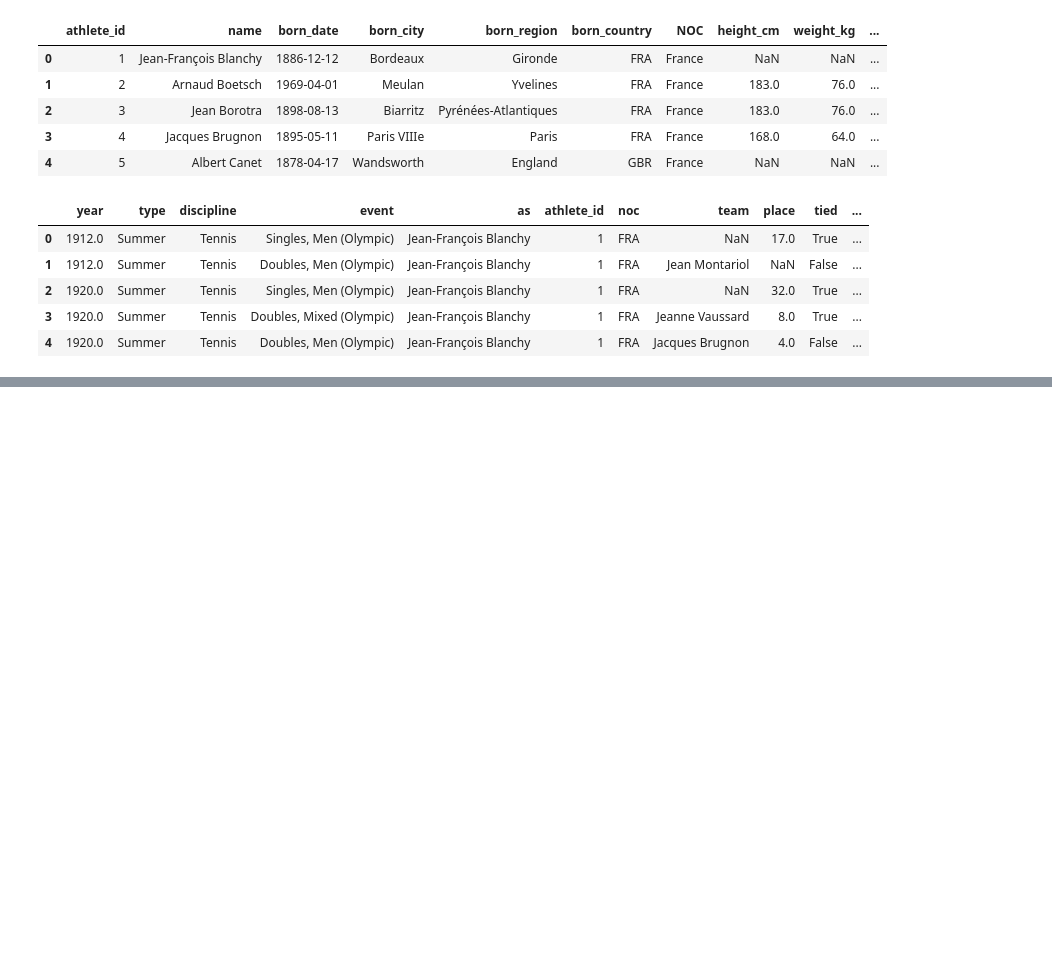
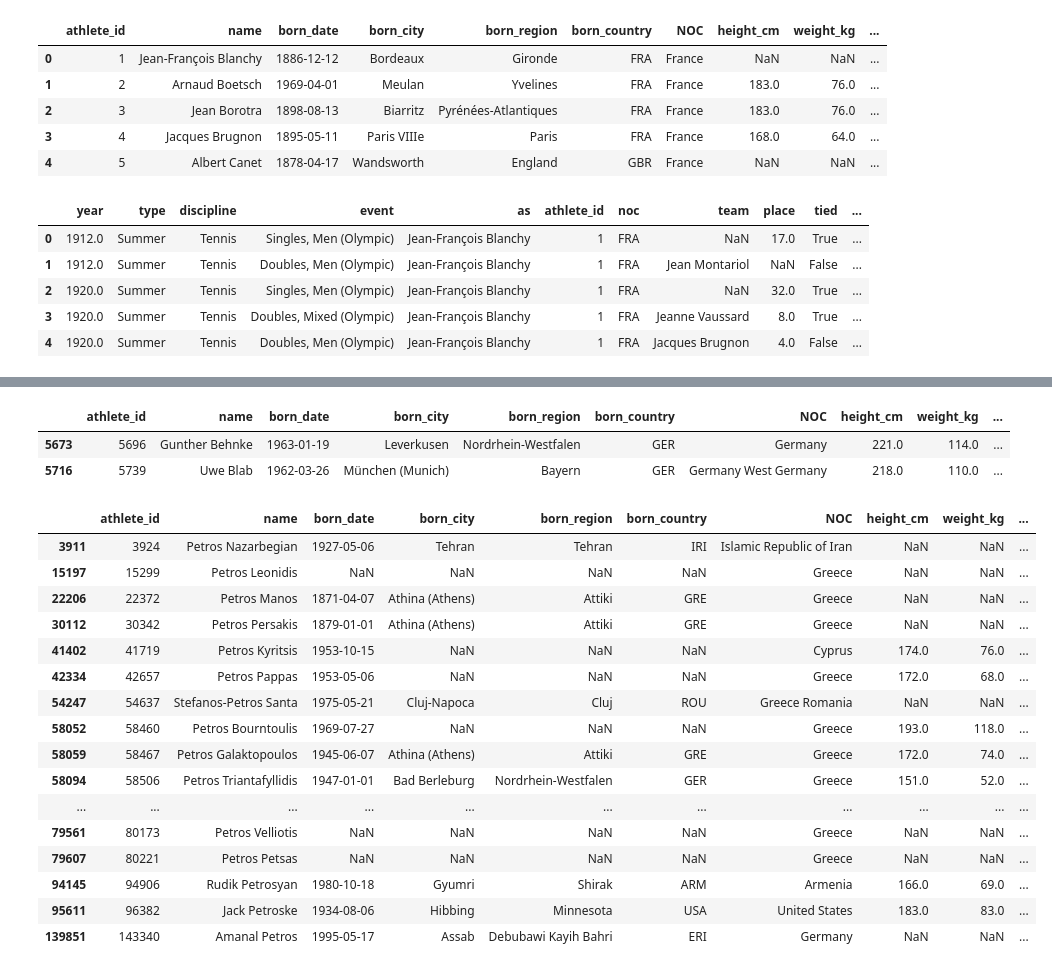
Before and after one commit to p-tsitsekidis/Pandas-Playground, a Jupyter notebook: playground.ipynb, the cells around one changed output, grey strips where cells are left out. Saved outputs shown, nothing was run; the diff lists cells and outputs as text; code cells hidden in the pictures; blank space fills up the shorter version.

Commit message:
Demonstrate data filtering

```diff
--- a/playground.ipynb
+++ b/playground.ipynb
@@ -361,0 +521,26 @@ bios = pd.read_csv('./data/bios.csv')
+# %%
+bios.loc[(bios['height_cm'] > 215) & (bios['born_country'] == 'GER')] # Filter all the German athletes with height > 215 cm.
+# %% [output]
+|  | athlete_id | name | born_date | born_city | born_region | born_country | NOC | height_cm | weight_kg | ... |
+| 5673 | 5696 | Gunther Behnke | 1963-01-19 | Leverkusen | Nordrhein-Westfalen | GER | Germany | 221.0 | 114.0 | ... |
+| 5716 | 5739 | Uwe Blab | 1962-03-26 | München (Munich) | Bayern | GER | Germany West Germany | 218.0 | 110.0 | ... |
+# %%
+bios.loc[bios['name'].str.contains('Petros')] # Find the athletes that have 'Petros' in their name. Case sensitive by default.
+# %% [output]
+|  | athlete_id | name | born_date | born_city | born_region | born_country | NOC | height_cm | weight_kg | ... |
+| 3911 | 3924 | Petros Nazarbegian | 1927-05-06 | Tehran | Tehran | IRI | Islamic Republic of Iran | NaN | NaN | ... |
+| 15197 | 15299 | Petros Leonidis | NaN | NaN | NaN | NaN | Greece | NaN | NaN | ... |
+| 22206 | 22372 | Petros Manos | 1871-04-07 | Athina (Athens) | Attiki | GRE | Greece | NaN | NaN | ... |
+| 30112 | 30342 | Petros Persakis | 1879-01-01 | Athina (Athens) | Attiki | GRE | Greece | NaN | NaN | ... |
+| 41402 | 41719 | Petros Kyritsis | 1953-10-15 | NaN | NaN | NaN | Cyprus | 174.0 | 76.0 | ... |
+| 42334 | 42657 | Petros Pappas | 1953-05-06 | NaN | NaN | NaN | Greece | 172.0 | 68.0 | ... |
+| 54247 | 54637 | Stefanos-Petros Santa | 1975-05-21 | Cluj-Napoca | Cluj | ROU | Greece Romania | NaN | NaN | ... |
+| 58052 | 58460 | Petros Bourntoulis | 1969-07-27 | NaN | NaN | NaN | Greece | 193.0 | 118.0 | ... |
+| 58059 | 58467 | Petros Galaktopoulos | 1945-06-07 | Athina (Athens) | Attiki | GRE | Greece | 172.0 | 74.0 | ... |
+| 58094 | 58506 | Petros Triantafyllidis | 1947-01-01 | Bad Berleburg | Nordrhein-Westfalen | GER | Greece | 151.0 | 52.0 | ... |
+| ... | ... | ... | ... | ... | ... | ... | ... | ... | ... | ... |
+| 79561 | 80173 | Petros Velliotis | NaN | NaN | NaN | NaN | Greece | NaN | NaN | ... |
+| 79607 | 80221 | Petros Petsas | NaN | NaN | NaN | NaN | Greece | NaN | NaN | ... |
+| 94145 | 94906 | Rudik Petrosyan | 1980-10-18 | Gyumri | Shirak | ARM | Armenia | 166.0 | 69.0 | ... |
+| 95611 | 96382 | Jack Petroske | 1934-08-06 | Hibbing | Minnesota | USA | United States | 183.0 | 83.0 | ... |
+| 139851 | 143340 | Amanal Petros | 1995-05-17 | Assab | Debubawi Kayih Bahri | ERI | Germany | NaN | NaN | ... |
```
Also changed, not shown: parts of 12 cells of this notebook.
